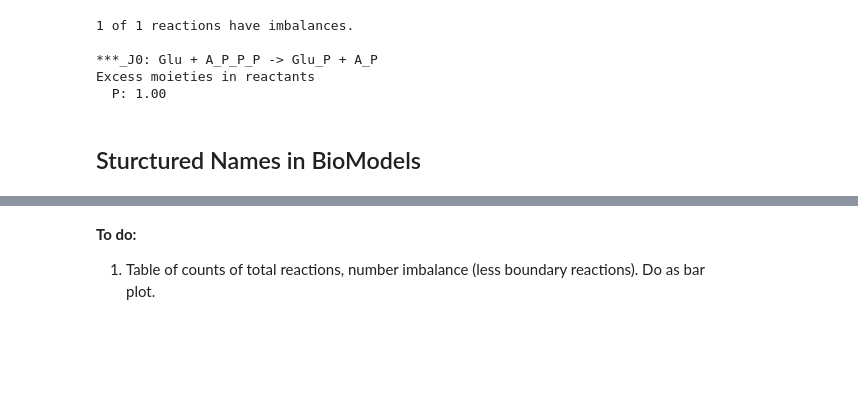
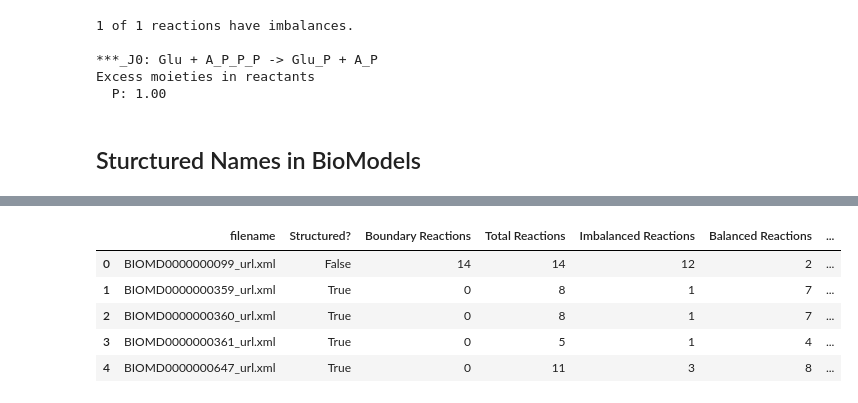
Before and after one commit to ModelEngineering/SBMLLint, a Jupyter notebook: notebook/Structured Names.ipynb, the cells around one changed output, grey strips where cells are left out. Cells and saved outputs as stored; diff of their text form; code cells hidden in the pictures; blank space fills up the shorter version.

```diff
--- a/notebook/Structured Names.ipynb
+++ b/notebook/Structured Names.ipynb
@@ -99,3 +59,0 @@ sbmllint.lint(path)
-# %% [markdown]
-**To do:**
-1. Table of counts of total reactions, number imbalance (less boundary reactions). Do as bar plot.
@@ -163,0 +60,19 @@ calcStats(initial=201, final=300)
+# %%
+path = os.path.join(cn.ANALYSIS_STRUCTURED_NAMES_DIR, "analyze_structured_names.xlsx")
+df = pd.read_excel(path)
+FILENAME = "filename"
+IS_STRUCTURED = "Structured?"
+NUM_BOUNDARY_REACTIONS = "Boundary Reactions"
+NUM_REACTIONS = "Total Reactions"
+NUM_IMBALANCED_REACTIONS = "Imbalanced Reactions"
+NUM_BALANCED_REACTIONS = "Balanced Reactions"
+FRAC_BALANCED_REACTIONS = "Fraction Balanced"
+FRAC_BOUNDARY_REACTIONS = "Fraction Boundary"
+df.head()
+# %% [output]
+|  | filename | Structured? | Boundary Reactions | Total Reactions | Imbalanced Reactions | Balanced Reactions | ... |
+| 0 | BIOMD0000000099_url.xml | False | 14 | 14 | 12 | 2 | ... |
+| 1 | BIOMD0000000359_url.xml | True | 0 | 8 | 1 | 7 | ... |
+| 2 | BIOMD0000000360_url.xml | True | 0 | 8 | 1 | 7 | ... |
+| 3 | BIOMD0000000361_url.xml | True | 0 | 5 | 1 | 4 | ... |
+| 4 | BIOMD0000000647_url.xml | True | 0 | 11 | 3 | 8 | ... |
```
Also changed, not shown: parts of 11 cells of this notebook, 3 other files.
